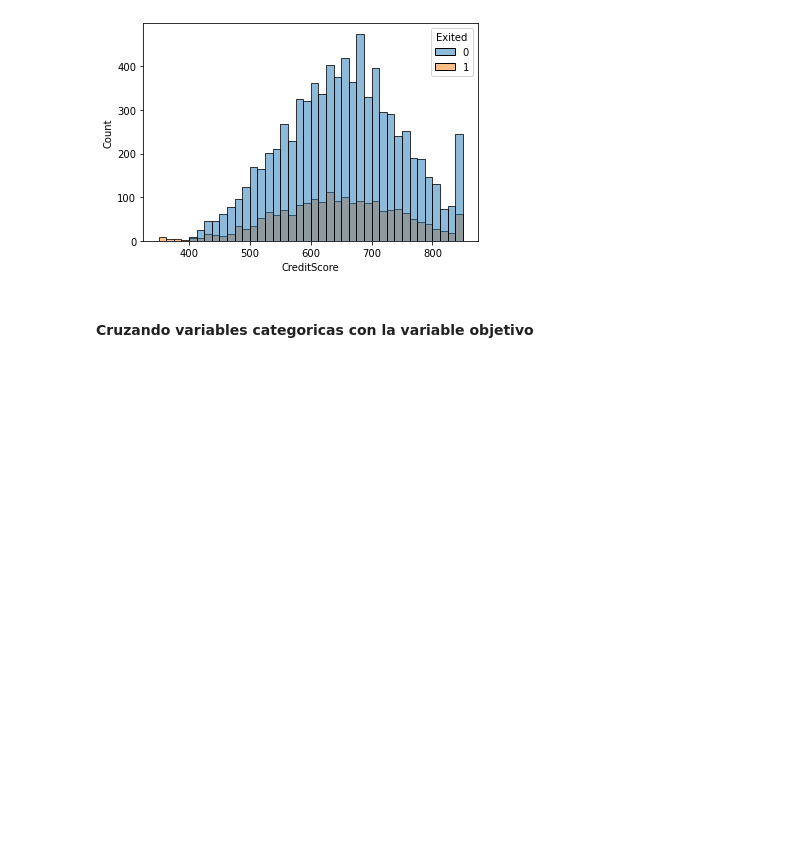
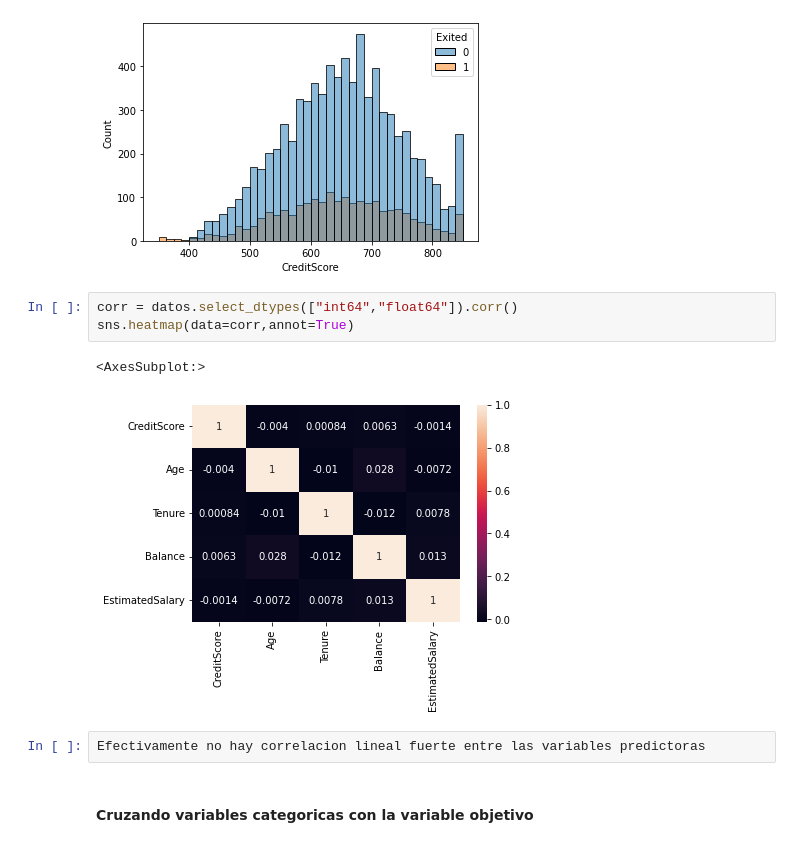
Before and after one commit to bserna13/Analisis-de-datos, a Jupyter notebook: Banco_permanencia.ipynb, the cells around one changed output. Drawn from its saved outputs; the diff is of its cells as text; blank space fills up the shorter version.

```diff
--- a/Banco_permanencia.ipynb
+++ b/Banco_permanencia.ipynb
@@ -123,6 +124,14 @@ sns.histplot(data=datos,x='CreditScore',hue='Exited',bins=40)
 # %% [output]
 <AxesSubplot:xlabel='CreditScore', ylabel='Count'>
 [figure]
+# %%
+corr = datos.select_dtypes(["int64","float64"]).corr()
+sns.heatmap(data=corr,annot=True)
+# %% [output]
+<AxesSubplot:>
+[figure, added]
+# %%
+Efectivamente no hay correlacion lineal fuerte entre las variables predictoras
 # %% [markdown]
 #### Cruzando variables categoricas con la variable objetivo
 # %%
```
Also changed, not shown: parts of 24 cells of this notebook.
